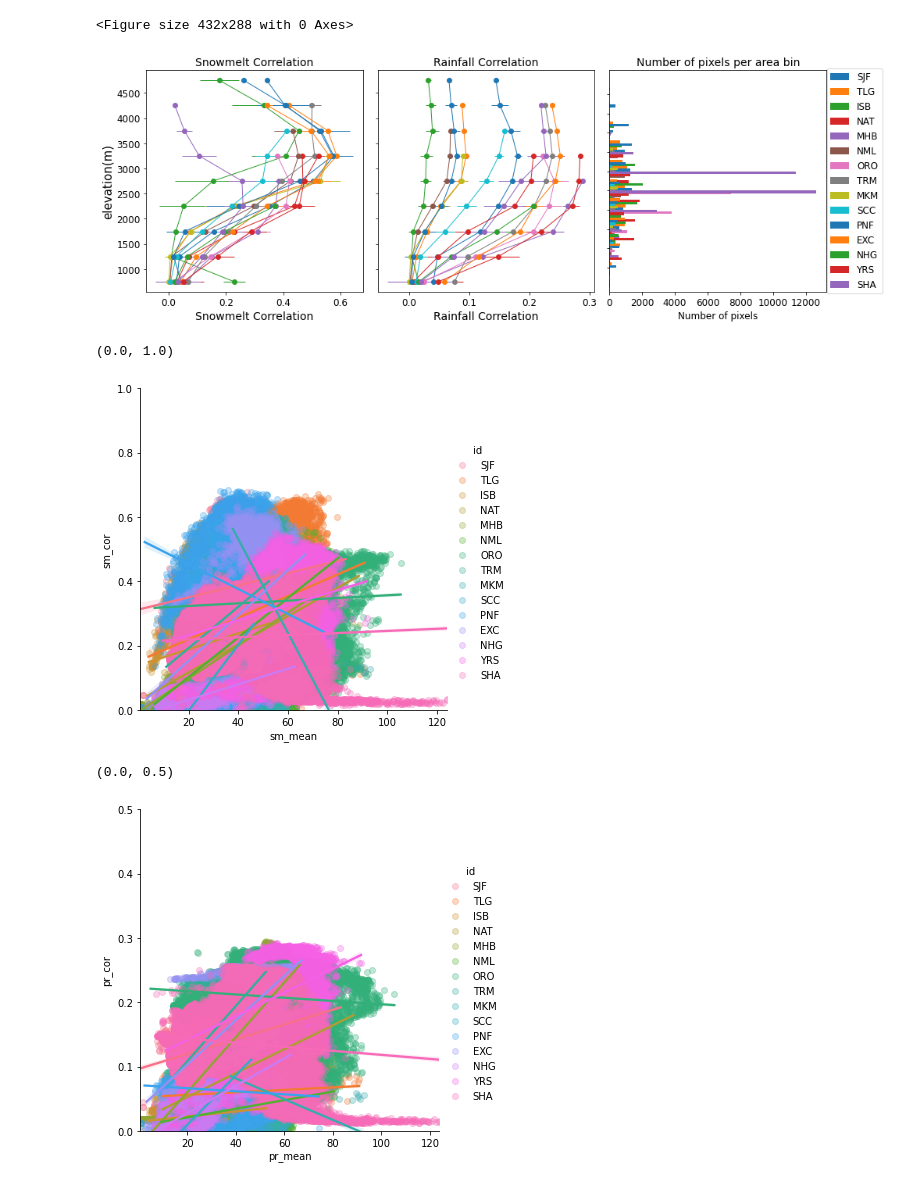
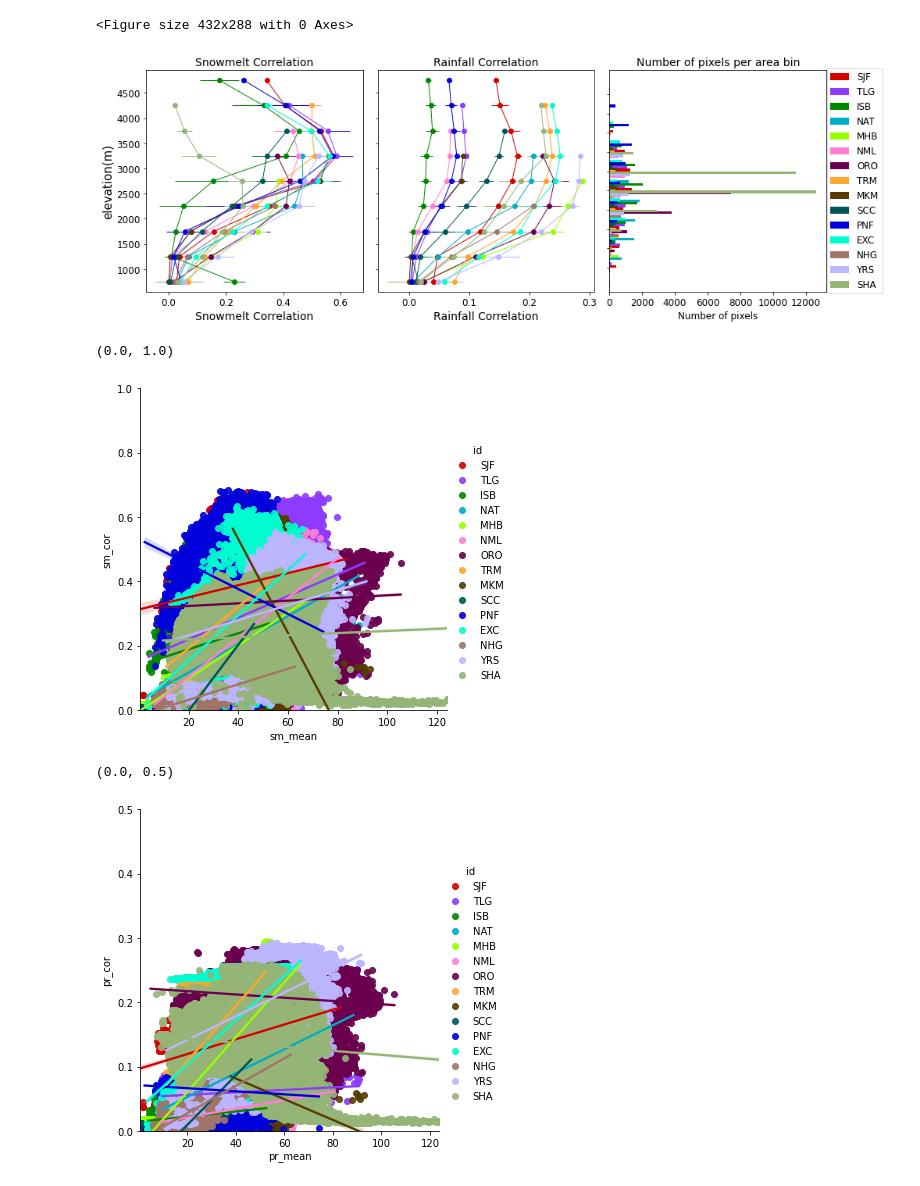
Before and after one commit to kashingtonDC/Baseflow_Source, a Jupyter notebook: code/BF_XC_Figs.ipynb, the cells around one changed output. Drawn from its saved outputs; the diff is of its cells as text; code cells hidden in the pictures.

Commit message:
update w unique colormaps

```diff
--- a/code/BF_XC_Figs.ipynb
+++ b/code/BF_XC_Figs.ipynb
@@ -396,6 +402,13 @@ shed_df = pd.concat(elev_res_sheds.values(), axis =1)
 scols = [x for x in shed_df.columns if "smlt" in x and "num" in x]
 sm_num_df = pd.DataFrame(shed_df[scols])
 sm_num_df.columns = [x[:3] for x in sm_num_df.columns]
+# %%
+palette = sns.color_palette(cc.glasbey, n_colors=len(stids))
+
+cmap_lookup = {}
+
+for idx,x in enumerate(stids):
+    cmap_lookup[x] = idx
 # %%
 plt.figure(figsize=(14,5))
 
@@ -404,7 +417,7 @@ ax0 = plt.subplot(131)
 ax0.set_title("Snowmelt Correlation", size = 14)
 
 for stid in stids:
-    ax0.errorbar(shed_df['{}_smlt_mean'.format(stid)],shed_df.index, xerr = shed_df['{}_smlt_std'.format(stid)], linewidth = 1,marker='o', label = stid)
+    ax0.errorbar(shed_df['{}_smlt_mean'.format(stid)],shed_df.index, xerr = shed_df['{}_smlt_std'.format(stid)], color = palette[cmap_lookup[stid]], linewidth = 1,marker='o', label = stid)
 
 ax0.tick_params(axis='both', which='major', labelsize=12)
 ax0.set_ylabel("elevation(m)", size = 15)
@@ -414,7 +427,7 @@ ax1 = plt.subplot(132)
 ax1.set_title("Rainfall Correlation", size = 14)
 
 for stid in stids:
-    ax1.errorbar(shed_df['{}_prcp_mean'.format(stid)],shed_df.index, xerr = shed_df['{}_prcp_std'.format(stid)], linewidth = 1,marker='o', label = stid)
+    ax1.errorbar(shed_df['{}_prcp_mean'.format(stid)],shed_df.index, xerr = shed_df['{}_prcp_std'.format(stid)],  color = palette[cmap_lookup[stid]],linewidth = 1,marker='o', label = stid)
 
 # ax1.legend(loc = 'upper right', bbox_to_anchor = (1.25,1.05))
 ax1.tick_params(axis='both', which='major', labelsize=12)
@@ -424,7 +437,7 @@ ax1.set(yticklabels=[])
 ax1.set_ylabel("")
 
 plt.subplot(133)
-ax4 = sm_num_df.plot(kind = 'barh',ax = plt.gca(), width = 2)
+ax4 = sm_num_df.plot(kind = 'barh',ax = plt.gca(),color = palette, width = 2)
 ax4.tick_params(axis='both', which='major', labelsize=12)
 ax4.set(yticklabels=[])
 ax4.set_ylabel("")
@@ -433,7 +446,7 @@ ax4.set_title("Number of pixels per area bin", size = 14)
 ax4.legend(loc = 'upper right', fontsize = 12, bbox_to_anchor = (1.28,1.03))
 plt.tight_layout()
 # %% [output]
-[figure, old version]
+[figure, new version]
 # %%
 # Scatterplot the mean annual value vs the correlation for each watershed
 # %%
@@ -477,16 +490,16 @@ for stid in tqdm(stids[:]):
 # %%
 smdf_fin = pd.concat(sm_dfs, axis = 0).dropna()
 # %%
-sns.lmplot('sm_mean', 'sm_cor', data=smdf_fin, hue='id', scatter_kws={'alpha':0.3})
+sns.lmplot('sm_mean', 'sm_cor', data=smdf_fin, hue='id', palette = palette, scatter_kws={'alpha':0.9})
 plt.ylim([0,1])
 # %% [output]
 (0.0, 1.0)
-[figure, old version]
+[figure, new version]
 # %%
 prdf_fin = pd.concat(pr_dfs, axis = 0).dropna()
 # %%
-sns.lmplot('pr_mean', 'pr_cor', data=prdf_fin, hue='id', scatter_kws={'alpha':0.3})
+sns.lmplot('pr_mean', 'pr_cor', data=prdf_fin, hue='id', palette = palette, scatter_kws={'alpha':0.9})
 plt.ylim([0,0.5])
 # %% [output]
 (0.0, 0.5)
-[figure, old version]
+[figure, new version]
```
Also changed, not shown: parts of 4 cells of this notebook.
